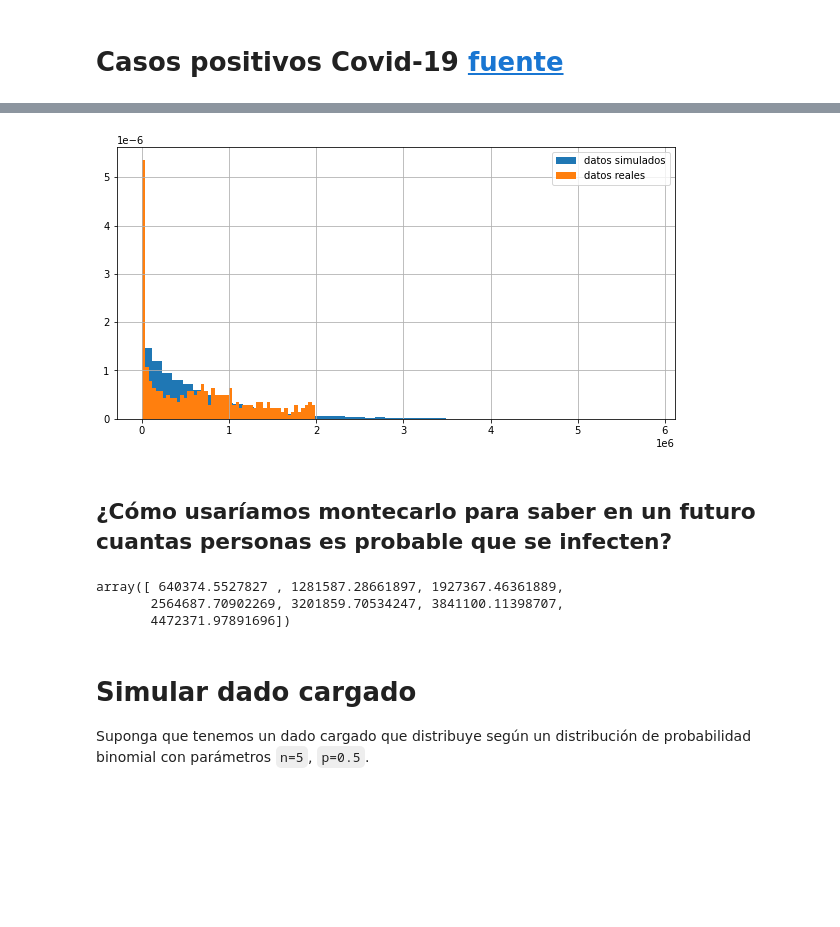
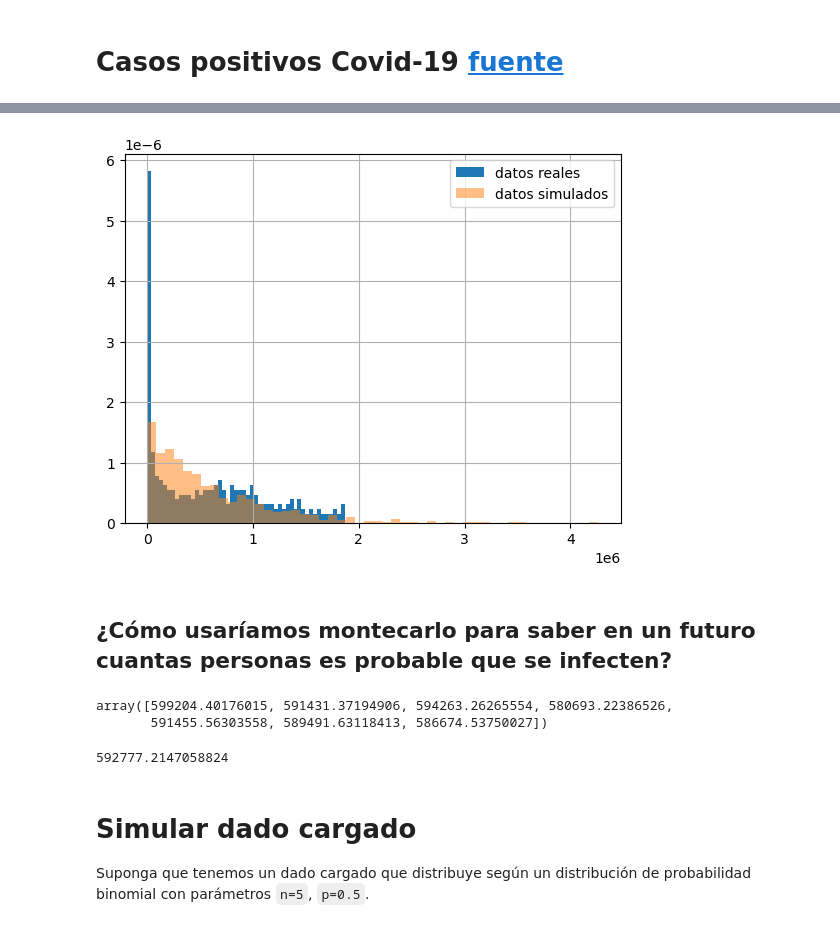
Before and after one commit to Diegoech188/SPF-2023-II, a Jupyter notebook: TEMA-1/Clase8_EjemplosSimulacion.ipynb, the cells around one changed output, grey strips where cells are left out. Cells and saved outputs as stored; diff of their text form; code cells hidden in the pictures; blank space fills up the shorter version.

```diff
--- a/TEMA-1/Clase8_EjemplosSimulacion.ipynb
+++ b/TEMA-1/Clase8_EjemplosSimulacion.ipynb
@@ -42,0 +43,7 @@ data = pd.read_csv('covid_cases.csv')
+# %%
+data_mx = data[data['iso_code'] == 'MEX']
+data_mx['date'] = pd.to_datetime(data_mx['date'])
+data_mx.set_index('date', inplace=True)
+data_mx = data_mx['total_cases']
+data_mx.dropna(inplace=True)
+data_mx.head()
@@ -52,0 +79,3 @@ data = pd.read_csv('covid_cases.csv')
+# %%
+data_mx = data_mx[data_mx.index <= "2021-02-01"]
+data_mx
@@ -53,17 +101,33 @@ data = pd.read_csv('covid_cases.csv')
 # %%
 # Analizar el help de la función st.expon (paŕametros y método rvs)
 # Generar 10**4 valores aleatorios de dicha distribución y luego comparar
 # el histograma de los datos reales con los datos simulados
+lamb = 1 / data_mx.mean()
+N = 1000
+data_mx_hat = st.expon(scale=1/lamb).rvs(N)
+
+fig, ax = plt.subplots(1, 1)
+data_mx.hist(bins=50, ax=ax, density=True, label='datos reales')
+ax.hist(data_mx_hat, bins=50, density=True, alpha=0.5, label='datos simulados')
+plt.legend()
+
+plt.show()
 # %% [output]
-[figure, old version]
+[figure, new version]
 # %% [markdown]
 ## ¿Cómo usaríamos montecarlo para saber en un futuro cuantas personas es probable que se infecten?
-# %%
-escenarios, fecha_futura = 10000, 7
-# %% [output]
-array([ 640374.5527827 , 1281587.28661897, 1927367.46361889,
-       2564687.70902269, 3201859.70534247, 3841100.11398707,
-       4472371.97891696])
+# %%
+escenarios, fecha_futura = 10000, 7
+
+prediccion = st.expon(scale=1/lamb).rvs([escenarios, fecha_futura])
+prediccion.mean(axis=0)
+# %% [output]
+array([599204.40176015, 591431.37194906, 594263.26265554, 580693.22386526,
+       591455.56303558, 589491.63118413, 586674.53750027])
+# %%
+1 / lamb
+# %% [output]
+592777.2147058824
 # %% [markdown]
 # Simular dado cargado
 
```
Also changed, not shown: parts of 9 cells of this notebook, 2 other files.
